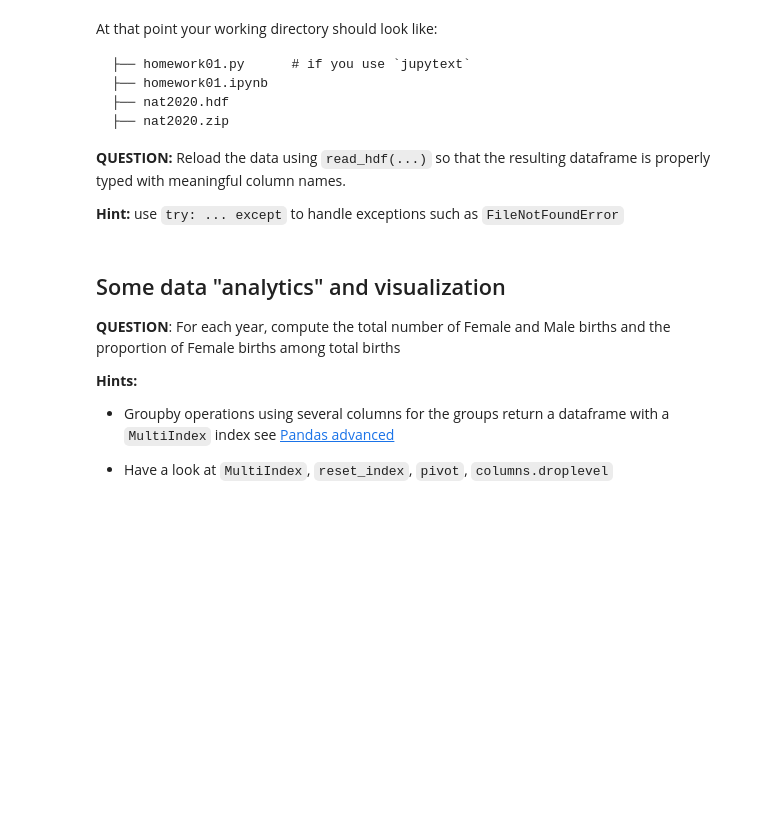
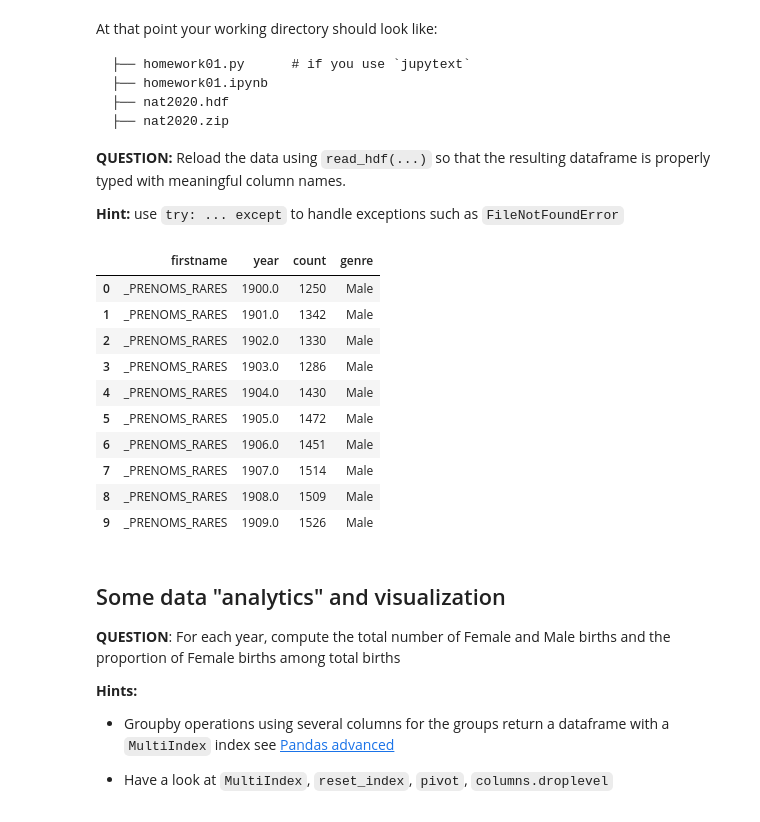
Before and after one commit to Shaina1310/big_data_course_2022, a Jupyter notebook: homework01.ipynb, the cells around one changed output. Cells and saved outputs as stored; diff of their text form; code cells hidden in the pictures; blank space fills up the shorter version.

```diff
--- a/homework01.ipynb
+++ b/homework01.ipynb
@@ -423,3 +448,20 @@ __Hint:__ use `try: ... except` to handle exceptions such as `FileNotFoundError`
+# %%
+# your code here
+
+data = pd.read_hdf("nat2020.hdf")
+data.head(10)#petit bémol, les modifications à data n'ont pas été pris en compte
+# %% [output]
+|  | firstname | year | count | genre |
+| 0 | _PRENOMS_RARES | 1900.0 | 1250 | Male |
+| 1 | _PRENOMS_RARES | 1901.0 | 1342 | Male |
+| 2 | _PRENOMS_RARES | 1902.0 | 1330 | Male |
+| 3 | _PRENOMS_RARES | 1903.0 | 1286 | Male |
+| 4 | _PRENOMS_RARES | 1904.0 | 1430 | Male |
+| 5 | _PRENOMS_RARES | 1905.0 | 1472 | Male |
+| 6 | _PRENOMS_RARES | 1906.0 | 1451 | Male |
+| 7 | _PRENOMS_RARES | 1907.0 | 1514 | Male |
+| 8 | _PRENOMS_RARES | 1908.0 | 1509 | Male |
+| 9 | _PRENOMS_RARES | 1909.0 | 1526 | Male |
 # %% [markdown]
 ## Some data "analytics" and visualization
 
```
Also changed, not shown: parts of 28 cells of this notebook.
